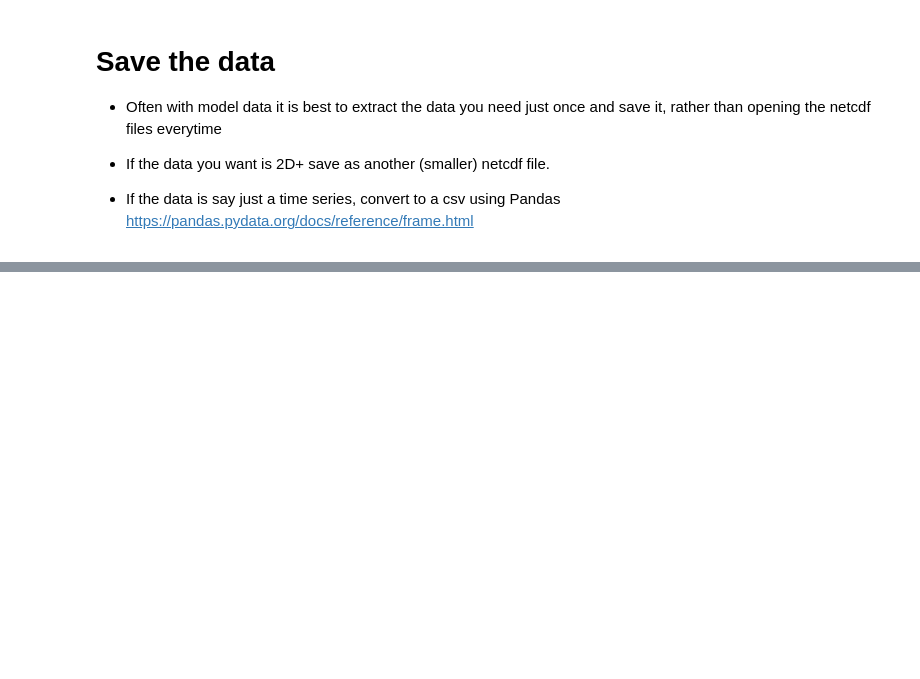
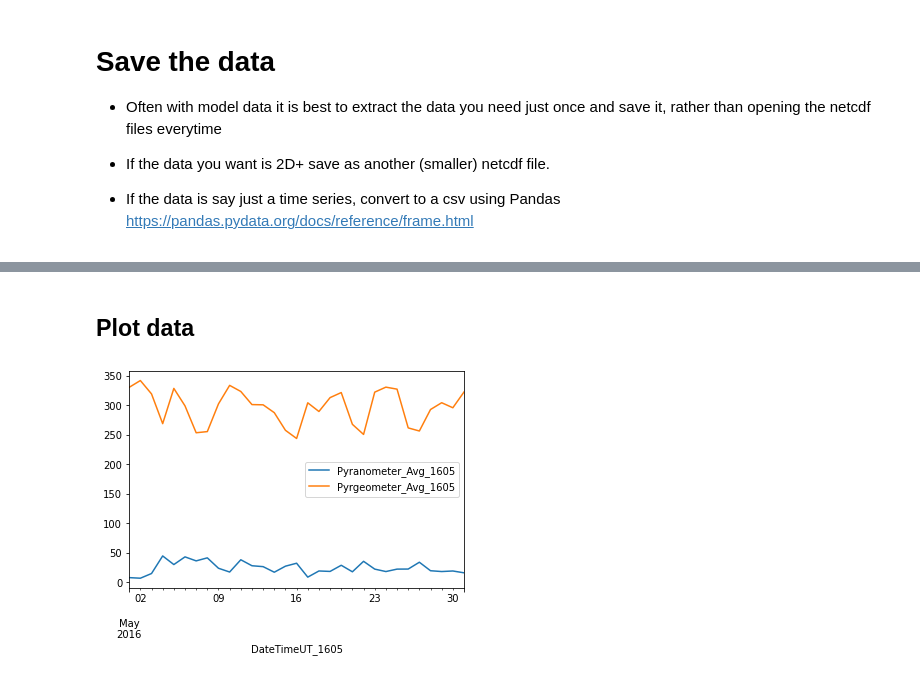
Before and after one commit to sfiddes/teaching, a Jupyter notebook: example_notebooks/read_and_plot_ACCESS_data.ipynb, the cells around one changed output, grey strips where cells are left out. Saved outputs shown, nothing was run; the diff lists cells and outputs as text; code cells hidden in the pictures; blank space fills up the shorter version.

Commit message:
Updated to read csv and compare model v obs

```diff
--- a/example_notebooks/read_and_plot_ACCESS_data.ipynb
+++ b/example_notebooks/read_and_plot_ACCESS_data.ipynb
@@ -28,2 +42,5 @@ fdir = '/content/drive/My Drive/Colab Notebooks/example_notebooks/data/bx400_SH_
 data = xr.open_dataset(fdir) # Use xarray to open netcdf file
+# %%
+fdir = '/content/drive/My Drive/Colab Notebooks/example_notebooks/data/Radiation_1605.csv' # You will need to change this to your own directory
+obs = pd.read_csv(fdir) # Use xarray to open netcdf file
 # %% [markdown]
@@ -163,0 +218,5 @@ df.to_csv('/content/drive/My Drive/Colab Notebooks/example_notebooks/data/exampl
+# %%
+obs.index = pd.DatetimeIndex(obs['DateTimeUT_1605']) # Convert index to a datetime index.
+#We aren't worrying about the hours/mins/seconds here because in the next step we will create daily means
+daily_obs = obs.resample('D').mean() #'resample' to create daily means.
+daily_obs = daily_obs.drop(columns=['DoM_1605','DoY_1605']) # drop the time columns we dont need any more
@@ -163,0 +235,6 @@ df.to_csv('/content/drive/My Drive/Colab Notebooks/example_notebooks/data/exampl
+# %% [markdown]
+## Plot data
+# %%
+daily_obs.plot();
+# %% [output]
+[figure, added]
```
Also changed, not shown: parts of 20 cells of this notebook.
